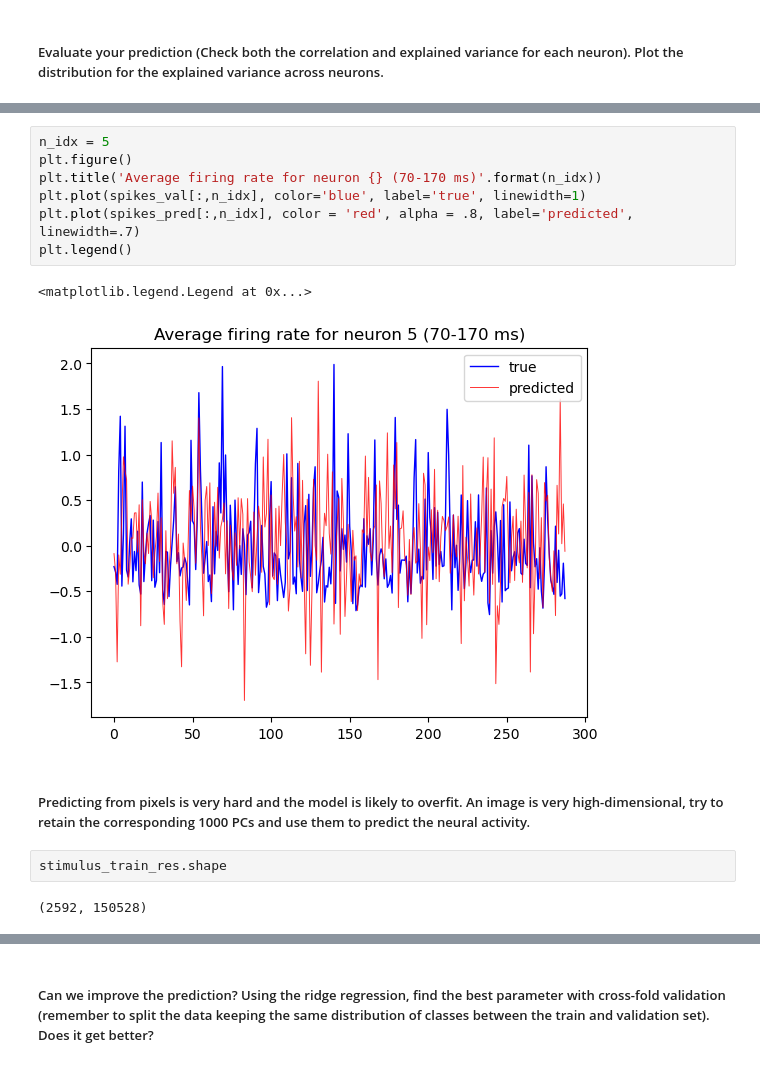
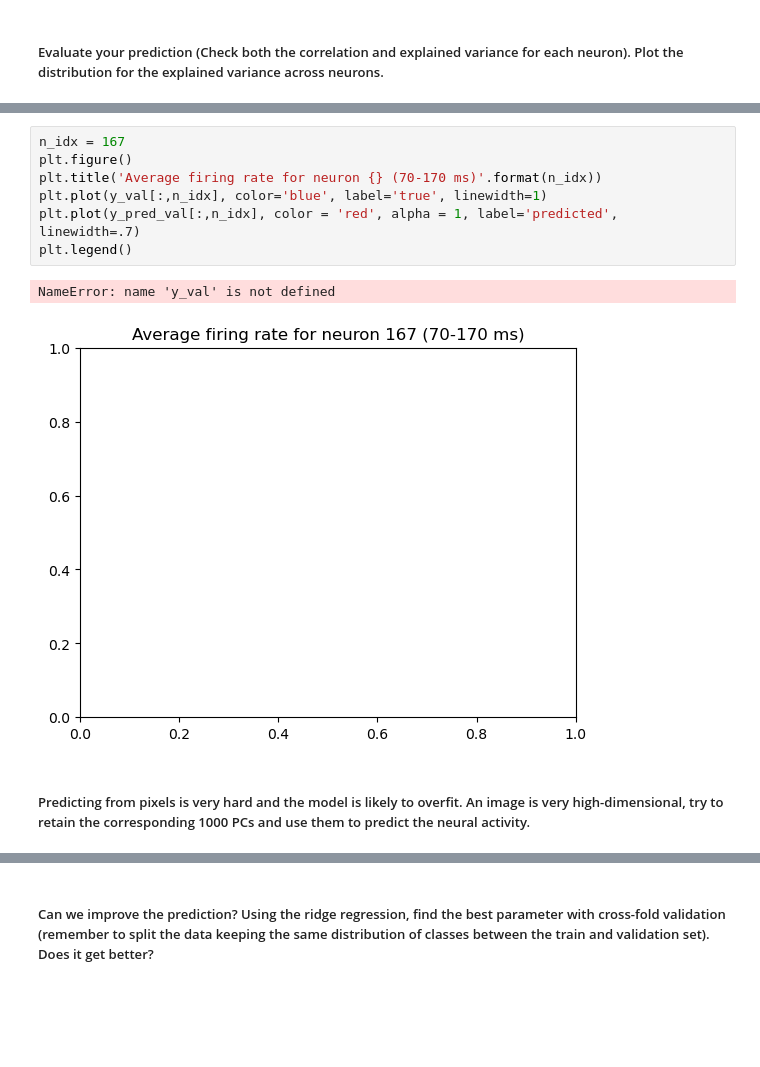
Before and after one commit to ernestoBocini/Brain-Like-Computation-Project, a Jupyter notebook: week5.ipynb, the cells around one changed output, grey strips where cells are left out. Cells and saved outputs as stored; diff of their text form; blank space fills up the shorter version.

```diff
--- a/week5.ipynb
+++ b/week5.ipynb
@@ -306,16 +132,12 @@ spikes_val[:, 1].shape, spikes_pred[:, 1].shape
 # %%
-n_idx = 5
+n_idx = 167
 plt.figure()
 plt.title('Average firing rate for neuron {} (70-170 ms)'.format(n_idx))
-plt.plot(spikes_val[:,n_idx], color='blue', label='true', linewidth=1)
-plt.plot(spikes_pred[:,n_idx], color = 'red', alpha = .8, label='predicted', linewidth=.7)
+plt.plot(y_val[:,n_idx], color='blue', label='true', linewidth=1)
+plt.plot(y_pred_val[:,n_idx], color = 'red', alpha = 1, label='predicted', linewidth=.7)
 plt.legend()
 # %% [output]
-<matplotlib.legend.Legend at 0x...>
+NameError: name 'y_val' is not defined
-[figure, old version]
+[figure, new version]
 # %% [markdown]
 ##### Predicting from pixels is very hard and the model is likely to overfit. An image is very high-dimensional, try to retain the corresponding 1000 PCs and use them to predict the neural activity.
-# %%
-stimulus_train_res.shape
-# %% [output]
-(2592, 150528)
```
Also changed, not shown: parts of 31 cells of this notebook, 4 other files.
